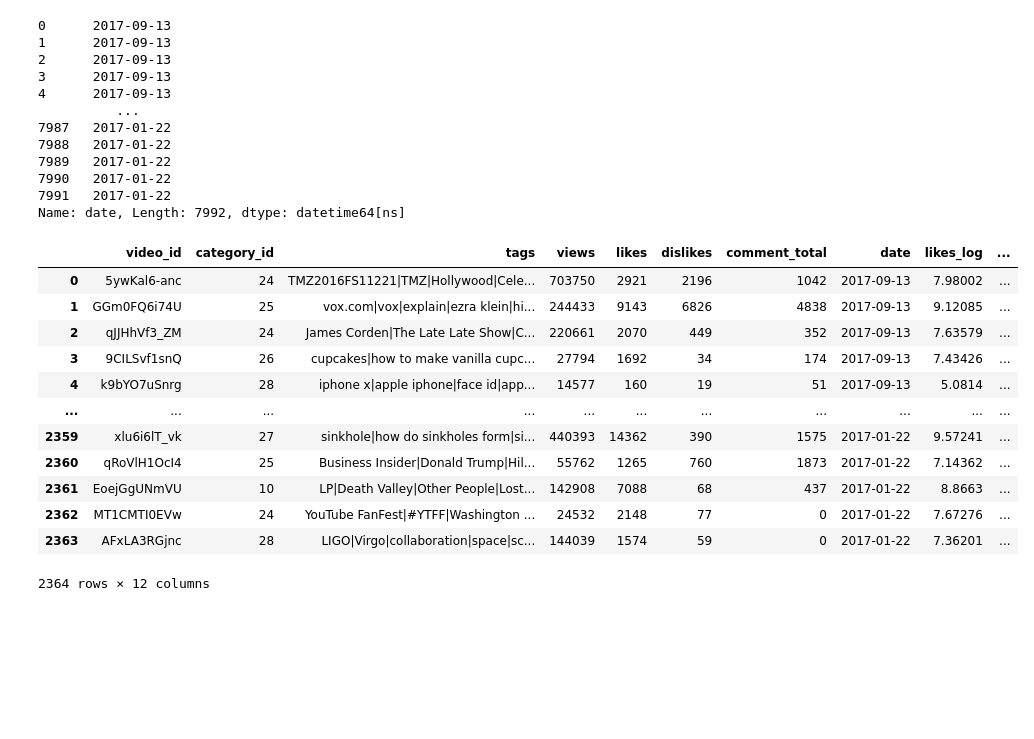
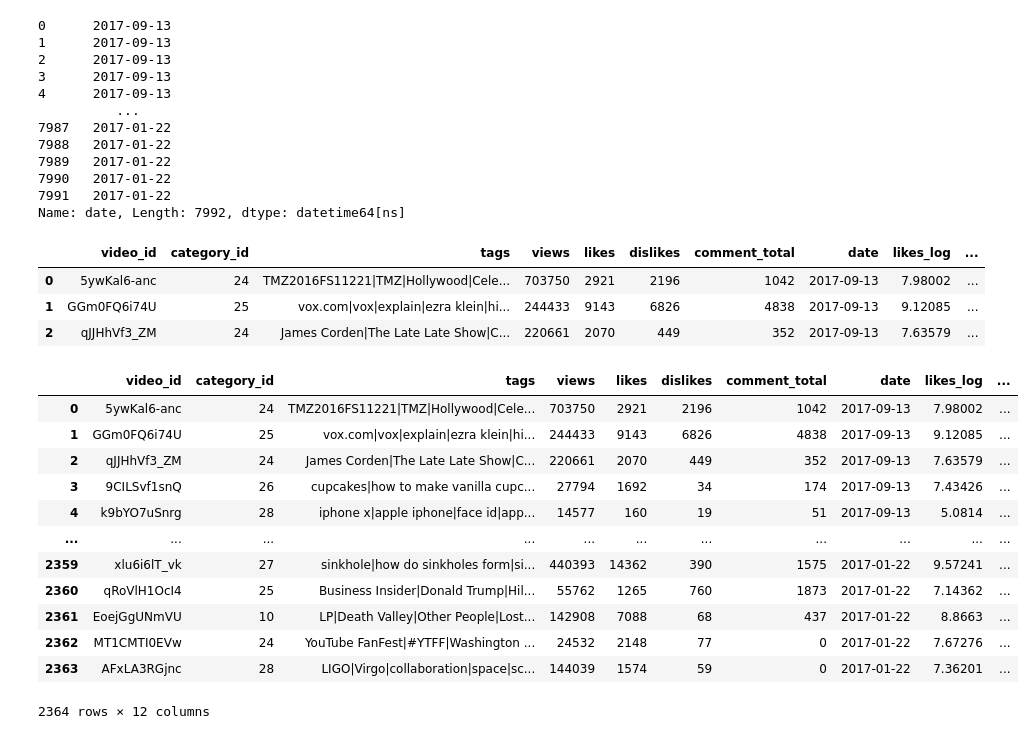
Before and after one commit to MunSunouk/mini.project, a Jupyter notebook: 손인준/US_videos_데이터처리_2.ipynb, the cells around one changed output. Drawn from its saved outputs; the diff is of its cells as text; code cells hidden in the pictures; blank space fills up the shorter version.

```diff
--- a/손인준/US_videos_데이터처리_2.ipynb
+++ b/손인준/US_videos_데이터처리_2.ipynb
@@ -240,21 +240,12 @@ Name: date, Length: 7992, dtype: datetime64[ns]
 result = us_videos.drop_duplicates('video_id', keep='last').values
 duplicates_removed = pd.DataFrame(result, columns = us_videos.columns)
 # %%
-duplicates_removed
+duplicates_removed.head(3)
 # %% [output]
 |  | video_id | category_id | tags | views | likes | dislikes | comment_total | date | likes_log | ... |
 | 0 | 5ywKal6-anc | 24 | TMZ2016FS11221|TMZ|Hollywood|Cele... | 703750 | 2921 | 2196 | 1042 | 2017-09-13 | 7.98002 | ... |
 | 1 | GGm0FQ6i74U | 25 | vox.com|vox|explain|ezra klein|hi... | 244433 | 9143 | 6826 | 4838 | 2017-09-13 | 9.12085 | ... |
 | 2 | qJJHhVf3_ZM | 24 | James Corden|The Late Late Show|C... | 220661 | 2070 | 449 | 352 | 2017-09-13 | 7.63579 | ... |
-| 3 | 9CILSvf1snQ | 26 | cupcakes|how to make vanilla cupc... | 27794 | 1692 | 34 | 174 | 2017-09-13 | 7.43426 | ... |
-| 4 | k9bYO7uSnrg | 28 | iphone x|apple iphone|face id|app... | 14577 | 160 | 19 | 51 | 2017-09-13 | 5.0814 | ... |
-| ... | ... | ... | ... | ... | ... | ... | ... | ... | ... | ... |
-| 2359 | xlu6i6lT_vk | 27 | sinkhole|how do sinkholes form|si... | 440393 | 14362 | 390 | 1575 | 2017-01-22 | 9.57241 | ... |
-| 2360 | qRoVlH1OcI4 | 25 | Business Insider|Donald Trump|Hil... | 55762 | 1265 | 760 | 1873 | 2017-01-22 | 7.14362 | ... |
-| 2361 | EoejGgUNmVU | 10 | LP|Death Valley|Other People|Lost... | 142908 | 7088 | 68 | 437 | 2017-01-22 | 8.8663 | ... |
-| 2362 | MT1CMTI0EVw | 24 | YouTube FanFest|#YTFF|Washington ... | 24532 | 2148 | 77 | 0 | 2017-01-22 | 7.67276 | ... |
-| 2363 | AFxLA3RGjnc | 28 | LIGO|Virgo|collaboration|space|sc... | 144039 | 1574 | 59 | 0 | 2017-01-22 | 7.36201 | ... |
-2364 rows × 12 columns
 # %%
 # #정리된 데이터셋 저장
 duplicates_removed.to_csv(r'./\cleaned_USvidoes.csv', )
@@ -260,0 +254,16 @@ duplicates_removed.to_csv(r'./\cleaned_USvidoes.csv', )
+# %%
+cleaned_USvideos
+# %% [output]
+|  | video_id | category_id | tags | views | likes | dislikes | comment_total | date | likes_log | ... |
+| 0 | 5ywKal6-anc | 24 | TMZ2016FS11221|TMZ|Hollywood|Cele... | 703750 | 2921 | 2196 | 1042 | 2017-09-13 | 7.98002 | ... |
+| 1 | GGm0FQ6i74U | 25 | vox.com|vox|explain|ezra klein|hi... | 244433 | 9143 | 6826 | 4838 | 2017-09-13 | 9.12085 | ... |
+| 2 | qJJHhVf3_ZM | 24 | James Corden|The Late Late Show|C... | 220661 | 2070 | 449 | 352 | 2017-09-13 | 7.63579 | ... |
+| 3 | 9CILSvf1snQ | 26 | cupcakes|how to make vanilla cupc... | 27794 | 1692 | 34 | 174 | 2017-09-13 | 7.43426 | ... |
+| 4 | k9bYO7uSnrg | 28 | iphone x|apple iphone|face id|app... | 14577 | 160 | 19 | 51 | 2017-09-13 | 5.0814 | ... |
+| ... | ... | ... | ... | ... | ... | ... | ... | ... | ... | ... |
+| 2359 | xlu6i6lT_vk | 27 | sinkhole|how do sinkholes form|si... | 440393 | 14362 | 390 | 1575 | 2017-01-22 | 9.57241 | ... |
+| 2360 | qRoVlH1OcI4 | 25 | Business Insider|Donald Trump|Hil... | 55762 | 1265 | 760 | 1873 | 2017-01-22 | 7.14362 | ... |
+| 2361 | EoejGgUNmVU | 10 | LP|Death Valley|Other People|Lost... | 142908 | 7088 | 68 | 437 | 2017-01-22 | 8.8663 | ... |
+| 2362 | MT1CMTI0EVw | 24 | YouTube FanFest|#YTFF|Washington ... | 24532 | 2148 | 77 | 0 | 2017-01-22 | 7.67276 | ... |
+| 2363 | AFxLA3RGjnc | 28 | LIGO|Virgo|collaboration|space|sc... | 144039 | 1574 | 59 | 0 | 2017-01-22 | 7.36201 | ... |
+2364 rows × 12 columns
```
Also changed, not shown: parts of 2 cells of this notebook, 9 other files.
